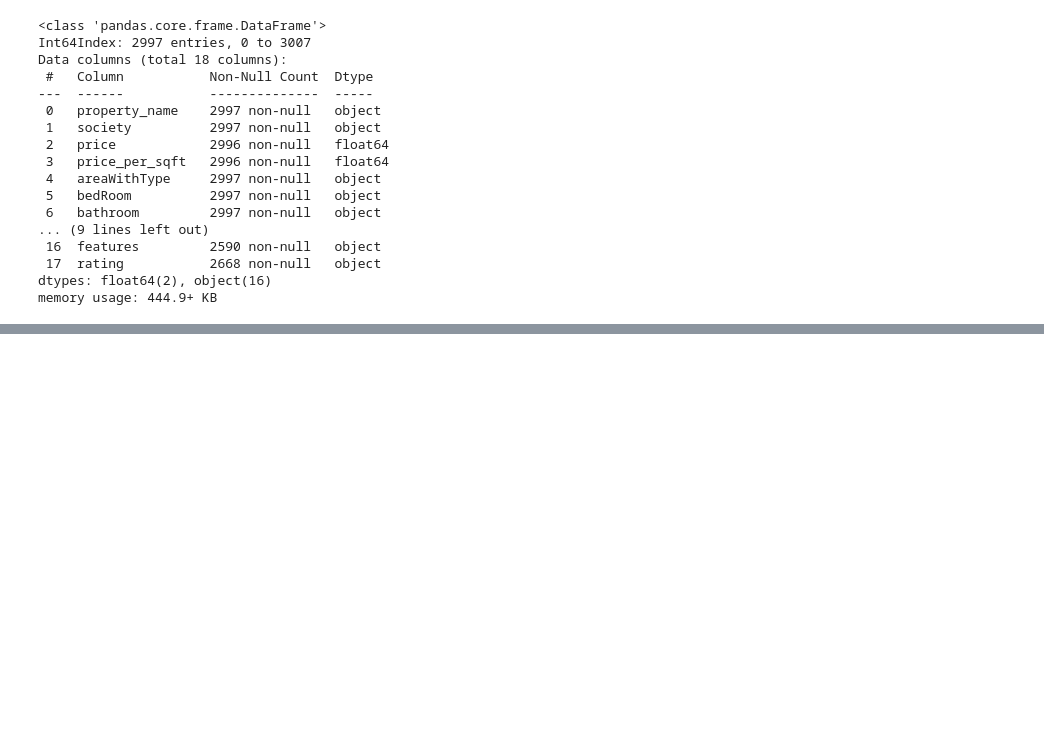
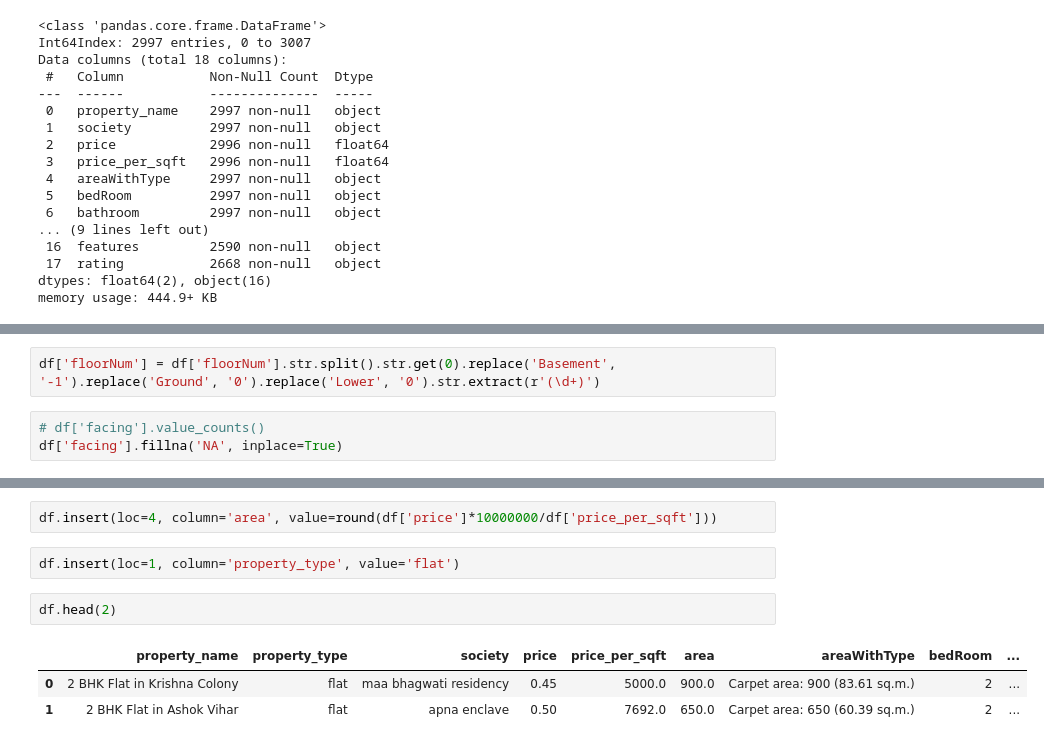
Before and after one commit to Data-Gyan/HousingAdvisor, a Jupyter notebook: data-preprocessing-flats.ipynb, the cells around one changed output, grey strips where cells are left out. Saved outputs shown, nothing was run; the diff lists cells and outputs as text; blank space fills up the shorter version.

```diff
--- a/data-preprocessing-flats.ipynb
+++ b/data-preprocessing-flats.ipynb
@@ -201,0 +271,5 @@ memory usage: 444.9+ KB
+# %%
+df['floorNum'] = df['floorNum'].str.split().str.get(0).replace('Basement', '-1').replace('Ground', '0').replace('Lower', '0').str.extract(r'(\d+)')
+# %%
+# df['facing'].value_counts()
+df['facing'].fillna('NA', inplace=True)
@@ -201,0 +289,10 @@ memory usage: 444.9+ KB
+# %%
+df.insert(loc=4, column='area', value=round(df['price']*10000000/df['price_per_sqft']))
+# %%
+df.insert(loc=1, column='property_type', value='flat')
+# %%
+df.head(2)
+# %% [output]
+|  | property_name | property_type | society | price | price_per_sqft | area | areaWithType | bedRoom | ... |
+| 0 | 2 BHK Flat in Krishna Colony | flat | maa bhagwati residency | 0.45 | 5000.0 | 900.0 | Carpet area: 900 (83.61 sq.m.) | 2 | ... |
+| 1 | 2 BHK Flat in Ashok Vihar | flat | apna enclave | 0.50 | 7692.0 | 650.0 | Carpet area: 650 (60.39 sq.m.) | 2 | ... |
```
Also changed, not shown: parts of 12 cells of this notebook, 5 other files.
